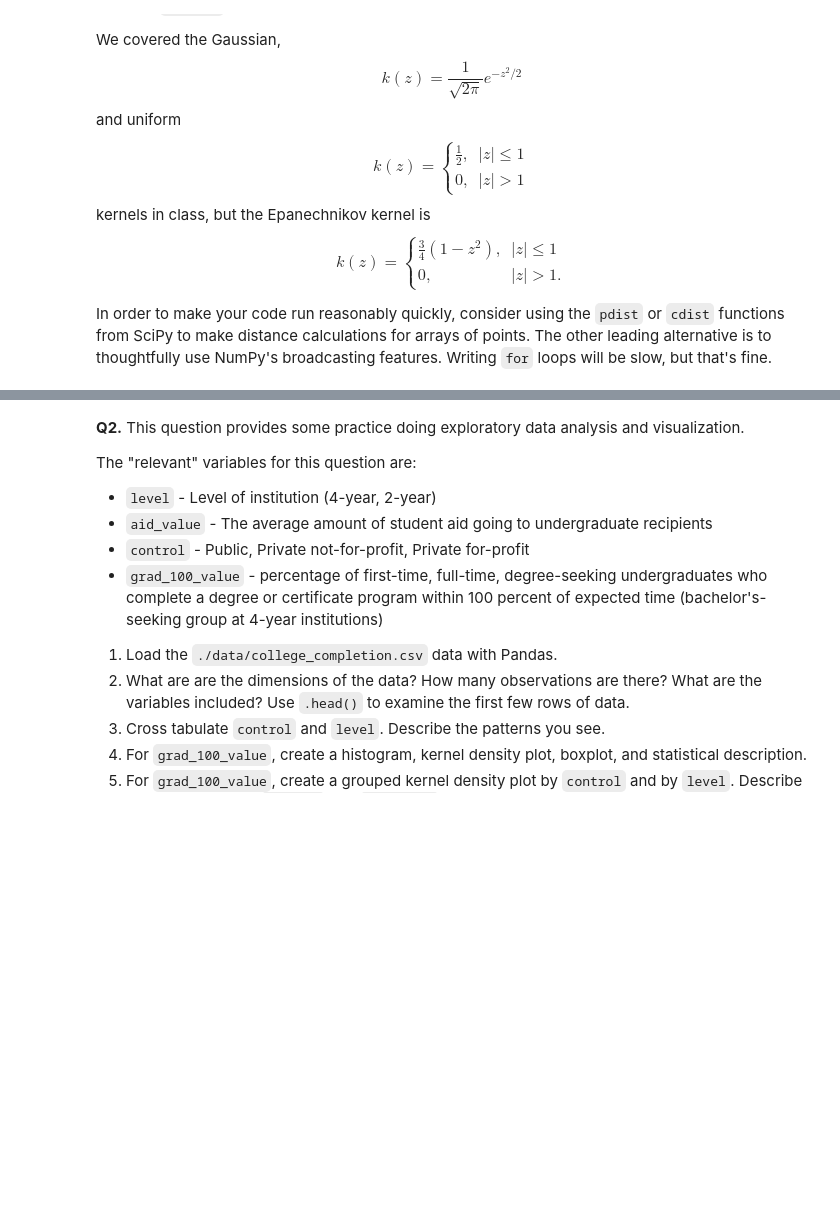
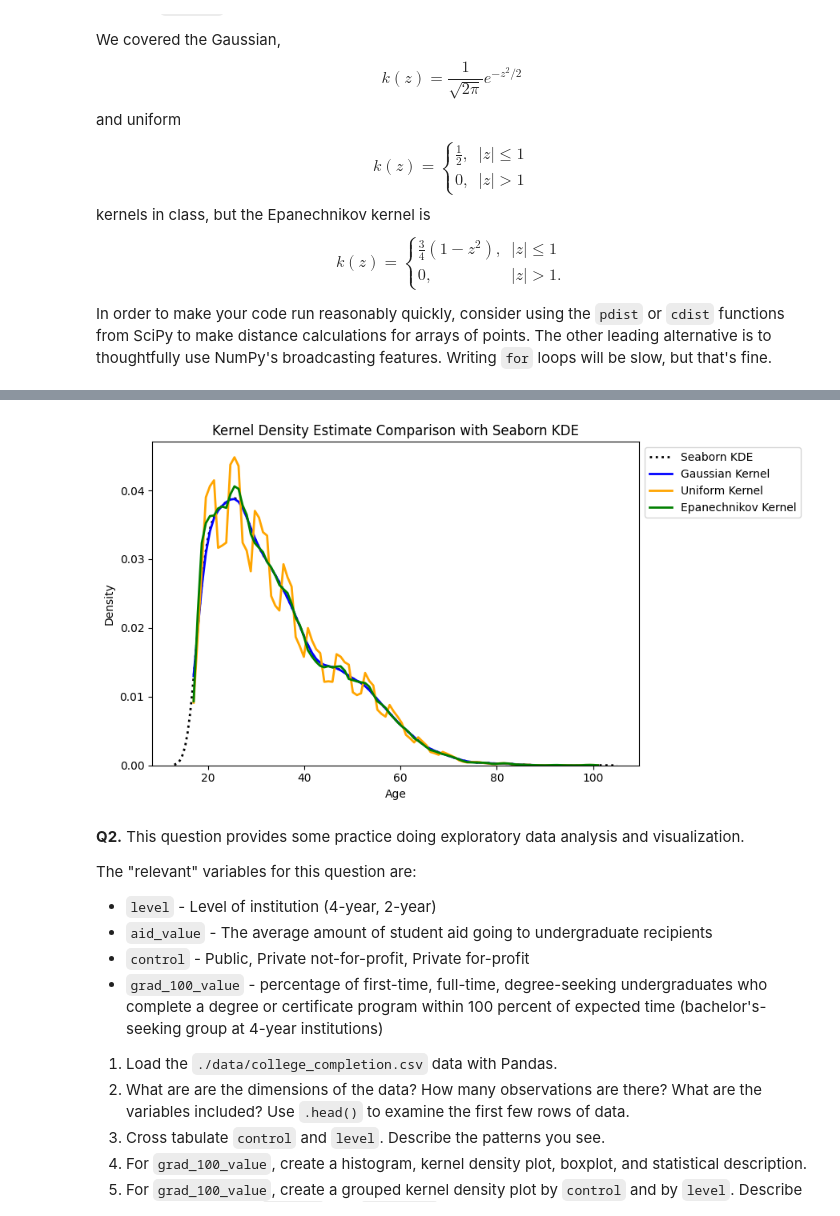
Before and after one commit to bburt26/visualization_assignment, a Jupyter notebook: assignment.ipynb, the cells around one changed output, grey strips where cells are left out. Cells and saved outputs as stored; diff of their text form; code cells hidden in the pictures; blank space fills up the shorter version.

```diff
--- a/assignment.ipynb
+++ b/assignment.ipynb
@@ -101,3 +43,69 @@ my_kde(pretrial)
+# %%
+import numpy as np
+import pandas as pd
+import matplotlib.pyplot as plt
+import seaborn as sns
+from scipy.spatial.distance import cdist
+
+# Establishes silverman bandwith but allows user to override
+def silverman_bandwidth(x):
+    n = len(x)
+    return 1.06 * np.std(x, ddof=1) * n ** (-1/5)
+
+# Establishes the 3 kernels
+def gaussian_kernel(z):
+    return (1 / np.sqrt(2 * np.pi)) * np.exp(-0.5 * z ** 2)
+
+def uniform_kernel(z):
+    return np.where(np.abs(z) <= 1, 0.5, 0.0)
+
+def epanechnikov_kernel(z):
+    return np.where(np.abs(z) <= 1, 0.75 * (1 - z ** 2), 0.0)
+
+def kernel_density_estimate(data, points=None, kernel='gaussian', bw=None):
+    x = np.asarray(data).astype(float)
+    n = len(x)
+    if points is None:
+        points = np.linspace(np.min(x)-1, np.max(x)+1, 100)
+    else:
+        points = np.asarray(points)
+    if bw is None:
+        bw = silverman_bandwidth(x)
+    kernels = {
+        'gaussian': gaussian_kernel,
+        'uniform': uniform_kernel,
+        'epanechnikov': epanechnikov_kernel
+    }
+    kernel_fn = kernels[kernel]
+    z = (points[:, None] - x[None, :]) / bw
+    kernel_vals = kernel_fn(z)
+    kde = np.sum(kernel_vals, axis=1) / (n * bw)
+    return points, kde
+
+# Load in Pretrial and Age
+age = pretrial['age'].dropna().values.astype(float)
+
+kernels_to_plot = ['gaussian', 'uniform', 'epanechnikov']
+colors = {'gaussian': 'blue', 'uniform': 'orange', 'epanechnikov': 'green'}
+
+plt.figure(figsize=(9,5))
+
+# Plot seaborn KDE of age for comparison
+sns.kdeplot(age, fill=False, color='black', linestyle=':', linewidth=2, label='Seaborn KDE')
+
+# Plot the custom kernel densities
+for kernel in kernels_to_plot:
+    xs, ys = kernel_density_estimate(age, kernel=kernel)
+    plt.plot(xs, ys, label=kernel.capitalize() + ' Kernel', color=colors[kernel], linewidth=2)
+
+plt.xlabel('Age')
+plt.ylabel('Density')
+plt.title('Kernel Density Estimate Comparison with Seaborn KDE')
+plt.legend(loc='upper left', bbox_to_anchor=(1,1))
+plt.tight_layout()
+plt.show()
+# %% [output]
+[figure, added]
 # %% [markdown]
 **Q2.** This question provides some practice doing exploratory data analysis and visualization.
 
```
Also changed, not shown: parts of 2 cells of this notebook.
